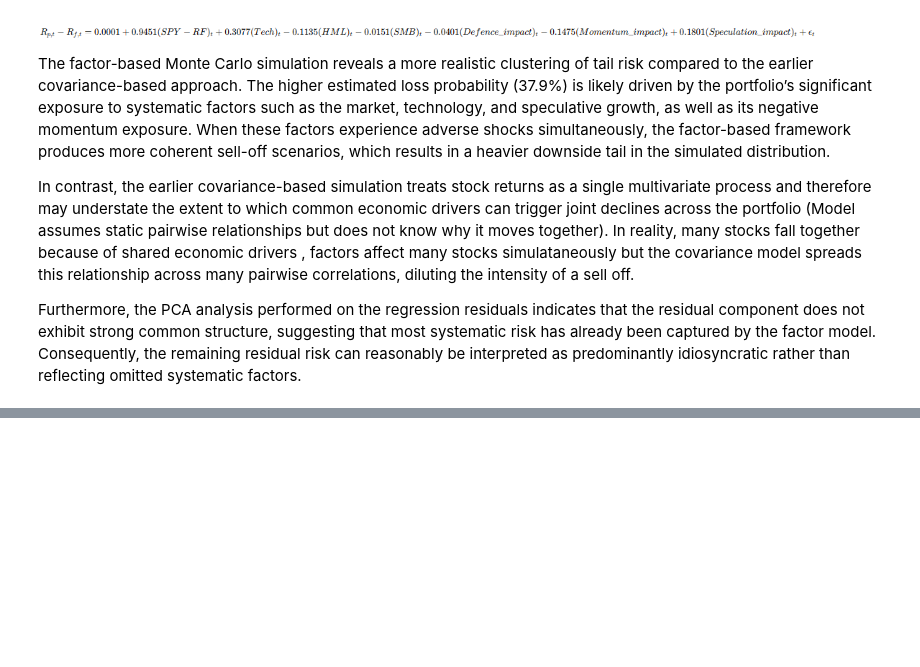
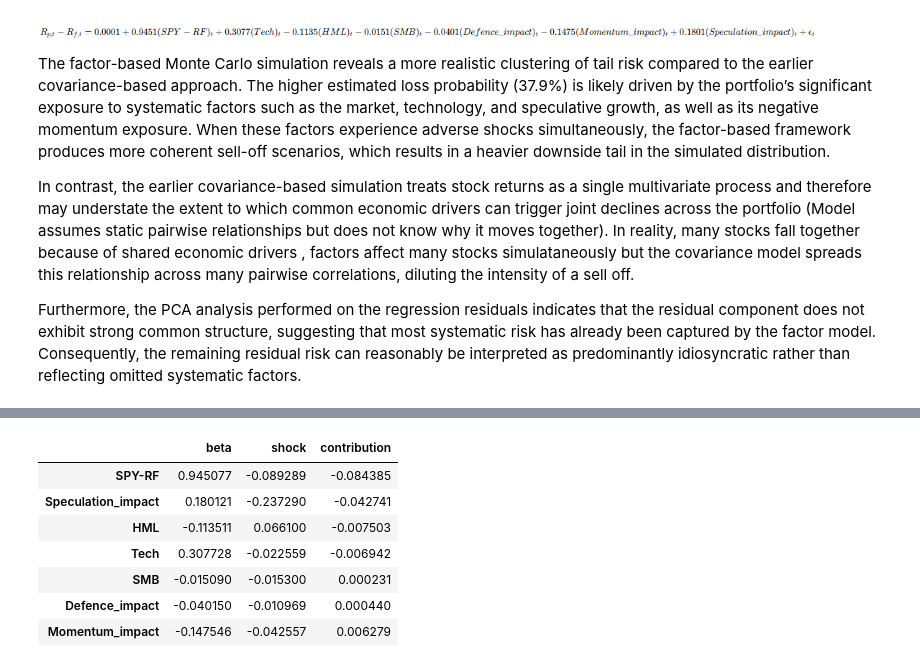
Before and after one commit to LeKaiChong/Quant-Risk-Project, a Jupyter notebook: monte carlo simulation.ipynb, the cells around one changed output, grey strips where cells are left out. Cells and saved outputs as stored; diff of their text form; code cells hidden in the pictures; blank space fills up the shorter version.

```diff
--- a/monte carlo simulation.ipynb
+++ b/monte carlo simulation.ipynb
@@ -588,0 +711,12 @@ Furthermore, the PCA analysis performed on the regression residuals indicates th
+# %%
+filtered_tables = {k: v for k, v in tables.items() if k in lowest10}
+filtered_tables[pd.Timestamp("2022-04-30")]
+# %% [output]
+|  | beta | shock | contribution |
+| SPY-RF | 0.945077 | -0.089289 | -0.084385 |
+| Speculation_impact | 0.180121 | -0.237290 | -0.042741 |
+| HML | -0.113511 | 0.066100 | -0.007503 |
+| Tech | 0.307728 | -0.022559 | -0.006942 |
+| SMB | -0.015090 | -0.015300 | 0.000231 |
+| Defence_impact | -0.040150 | -0.010969 | 0.000440 |
+| Momentum_impact | -0.147546 | -0.042557 | 0.006279 |
```
Also changed, not shown: parts of 11 cells of this notebook, 1 other file.
